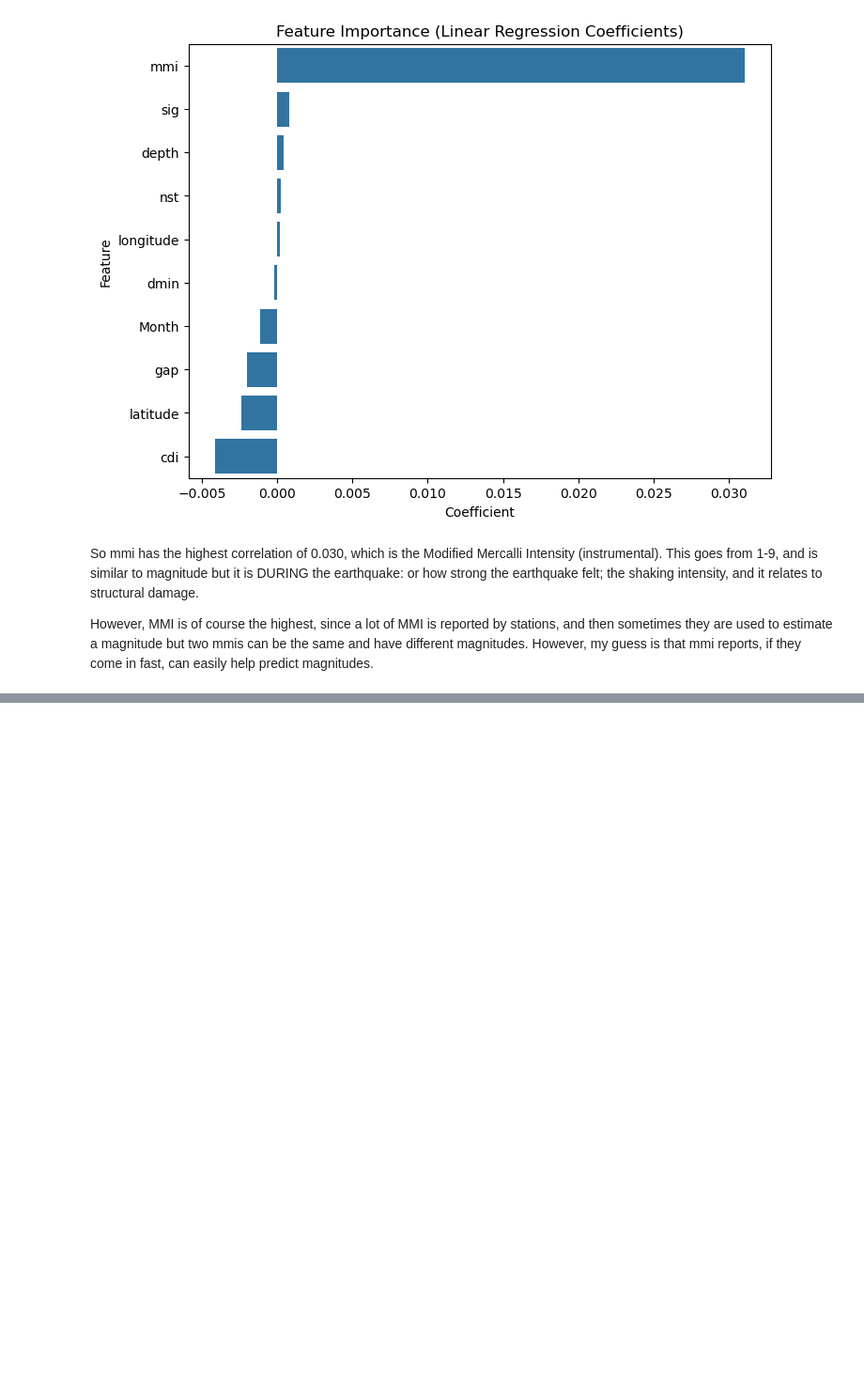
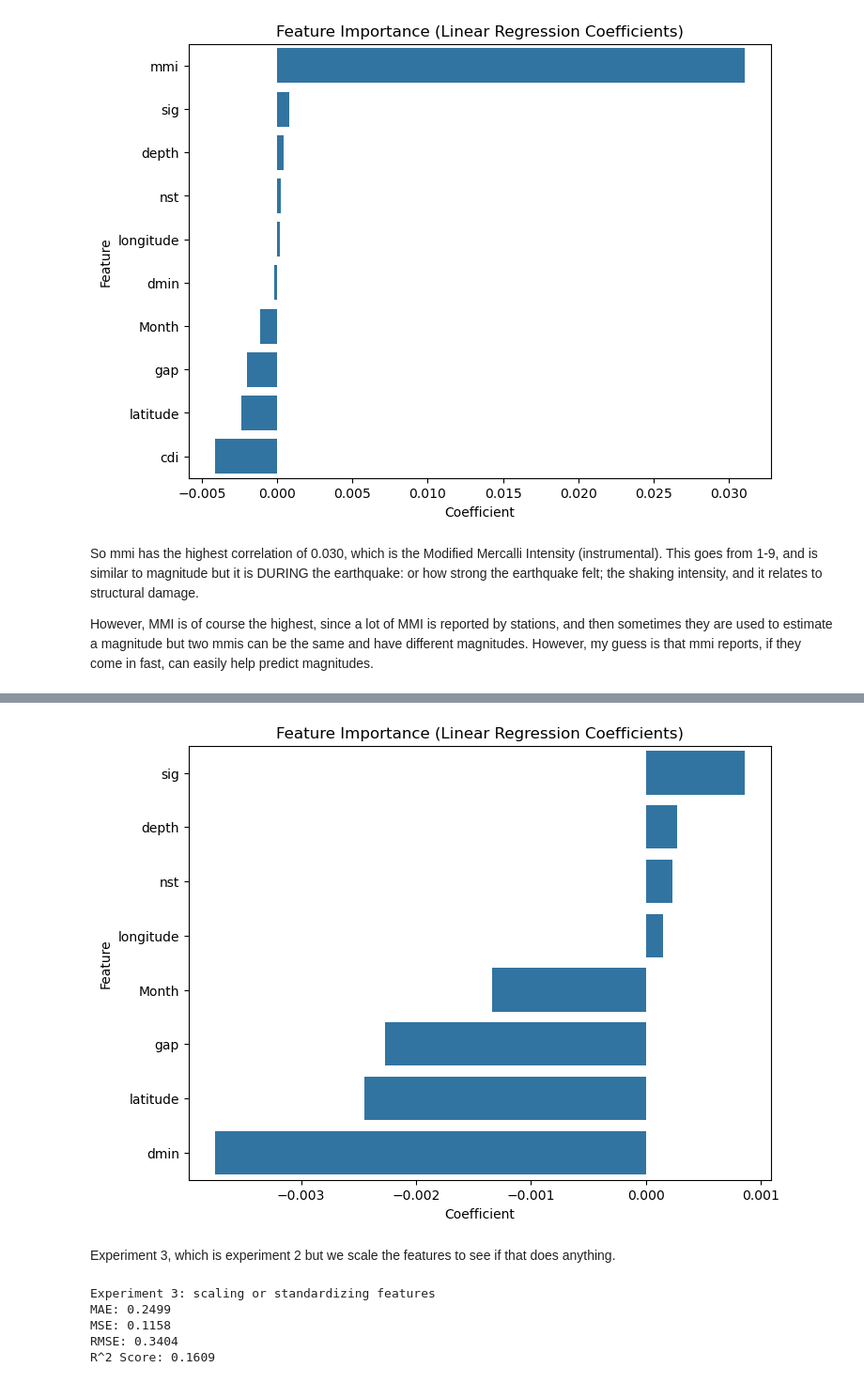
Before and after one commit to adriankUSA/portfolio, a Jupyter notebook: earthquake_magnitude_and_tsunami/earthquake_magnitude_regression.ipynb, the cells around one changed output, grey strips where cells are left out. Shown: that part at 94% size. Drawn from its saved outputs; the diff is of its cells as text; code cells hidden in the pictures; blank space fills up the shorter version.

```diff
--- a/earthquake_magnitude_and_tsunami/earthquake_magnitude_regression.ipynb
+++ b/earthquake_magnitude_and_tsunami/earthquake_magnitude_regression.ipynb
@@ -250,0 +298,54 @@ However, MMI is of course the highest, since a lot of MMI is reported by station
+# %%
+coefficients = pd.DataFrame({
+    'Feature': X2.columns,
+    'Coefficient': model2.coef_
+}).sort_values(by='Coefficient', ascending=False)
+
+plt.figure(figsize=(8,6))
+sns.barplot(x='Coefficient', y='Feature', data=coefficients)
+plt.title('Feature Importance (Linear Regression Coefficients)')
+plt.show()
+# %% [output]
+[figure, added]
+# %% [markdown]
+Experiment 3, which is experiment 2 but we scale the features to see if that does anything.
+# %%
+from sklearn.preprocessing import StandardScaler
+
+X3 = earthquake_data.drop(columns=['magnitude'])
+y3 = earthquake_data['magnitude']
+
+# Train-test split
+X3_train, X3_test, y3_train, y3_test = train_test_split(
+    X3, y3, test_size=0.2, random_state=42
+)
+
+# Scale features
+scaler = StandardScaler()
+X3_train_scaled = scaler.fit_transform(X3_train)
+X3_test_scaled = scaler.transform(X3_test)
+
+# Linear Regression on scaled data
+model3 = LinearRegression()
+model3.fit(X3_train_scaled, y3_train)
+
+# Predictions
+y3_pred = model3.predict(X3_test_scaled)
+
+# Metrics
+mae3 = mean_absolute_error(y3_test, y3_pred)
+mse3 = mean_squared_error(y3_test, y3_pred)
+rmse3 = np.sqrt(mse3)
+r2_3 = r2_score(y3_test, y3_pred)
+
+print("Experiment 3: scaling or standardizing features")
+print(f"MAE: {mae3:.4f}")
+print(f"MSE: {mse3:.4f}")
+print(f"RMSE: {rmse3:.4f}")
+print(f"R^2 Score: {r2_3:.4f}")
+# %% [output]
+Experiment 3: scaling or standardizing features
+MAE: 0.2499
+MSE: 0.1158
+RMSE: 0.3404
+R^2 Score: 0.1609
```
Also changed, not shown: parts of 7 cells of this notebook, 10 other files.
